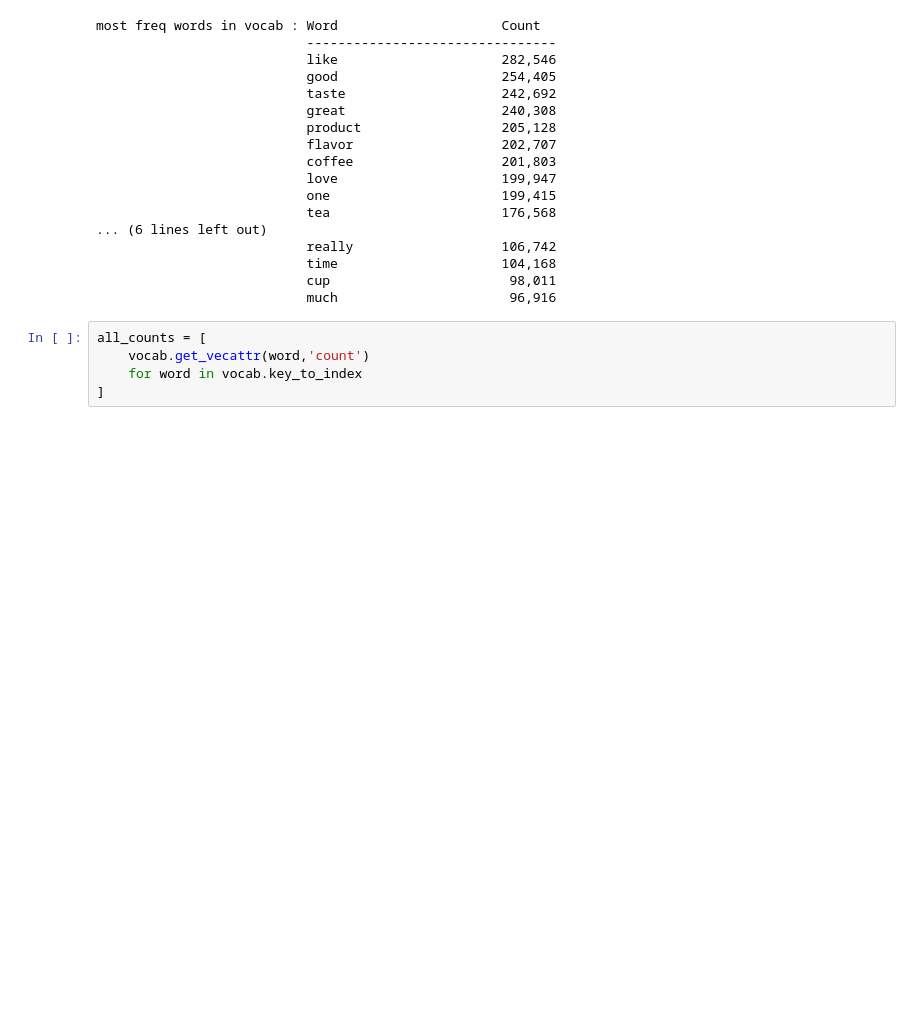
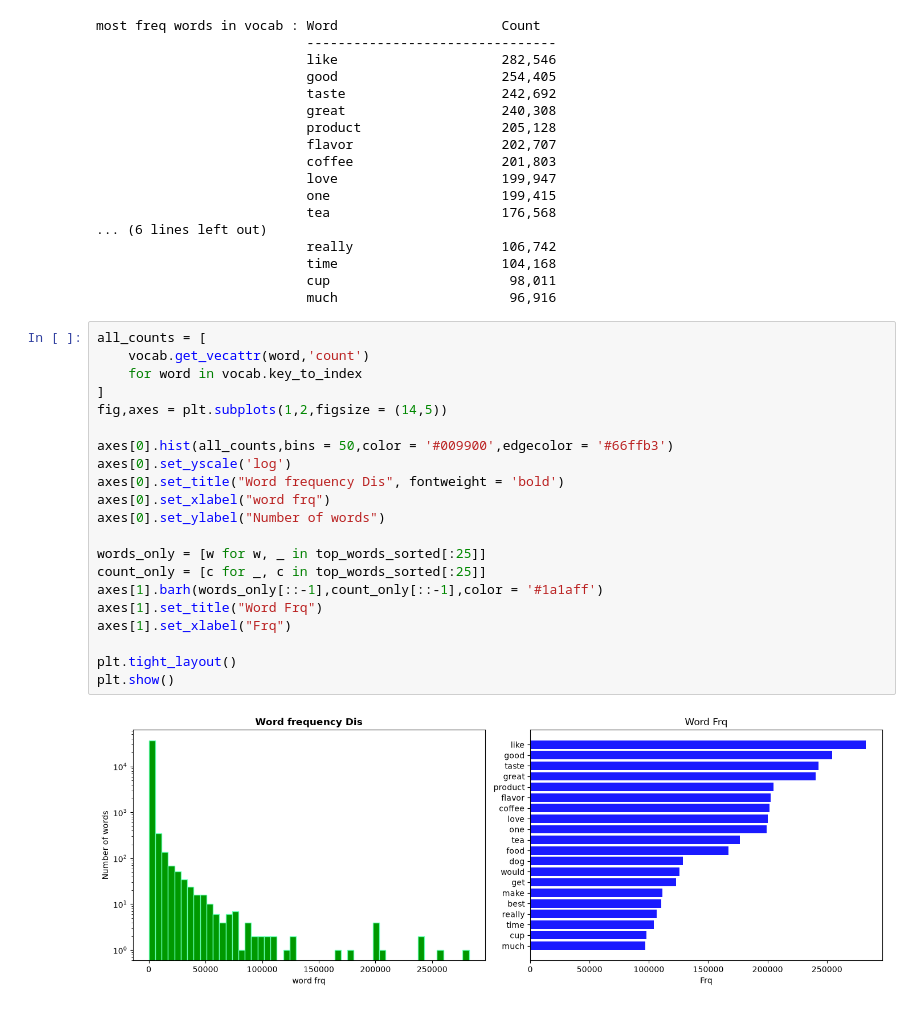
Before and after one commit to IoNiCx1/review-word2vec, a Jupyter notebook: word2vec.ipynb, the cells around one changed output. Saved outputs shown, nothing was run; the diff lists cells and outputs as text; blank space fills up the shorter version.

```diff
--- a/word2vec.ipynb
+++ b/word2vec.ipynb
@@ -495,5 +495,23 @@ most freq words in vocab : Word                     Count
 # %%
 all_counts = [
     vocab.get_vecattr(word,'count')
     for word in vocab.key_to_index
 ]
+fig,axes = plt.subplots(1,2,figsize = (14,5))
+
+axes[0].hist(all_counts,bins = 50,color = '#009900',edgecolor = '#66ffb3')
+axes[0].set_yscale('log')
+axes[0].set_title("Word frequency Dis", fontweight = 'bold')
+axes[0].set_xlabel("word frq")
+axes[0].set_ylabel("Number of words")
+
+words_only = [w for w, _ in top_words_sorted[:25]]
+count_only = [c for _, c in top_words_sorted[:25]]
+axes[1].barh(words_only[::-1],count_only[::-1],color = '#1a1aff')
+axes[1].set_title("Word Frq")
+axes[1].set_xlabel("Frq")
+
+plt.tight_layout()
+plt.show()
+# %% [output]
+[figure, added]
```
Also changed, not shown: parts of 1 cell of this notebook.
